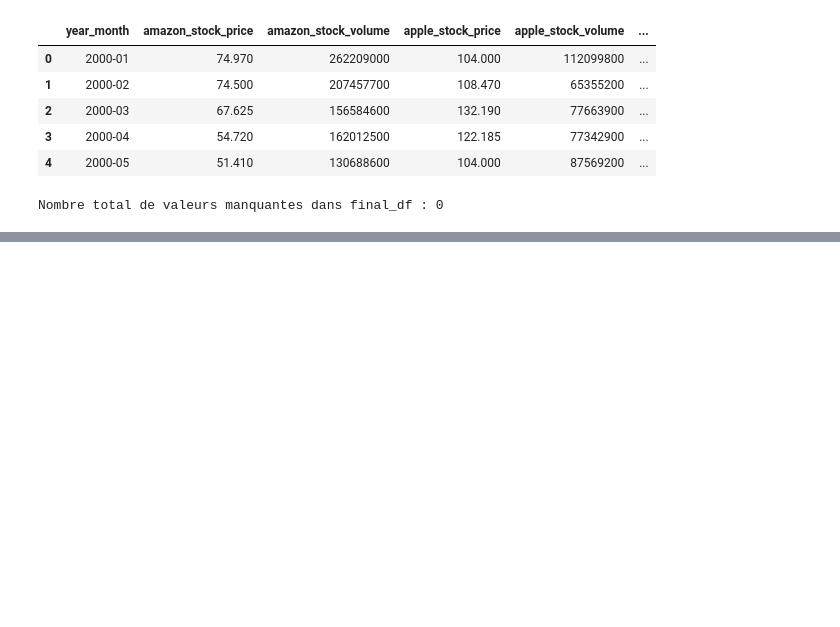
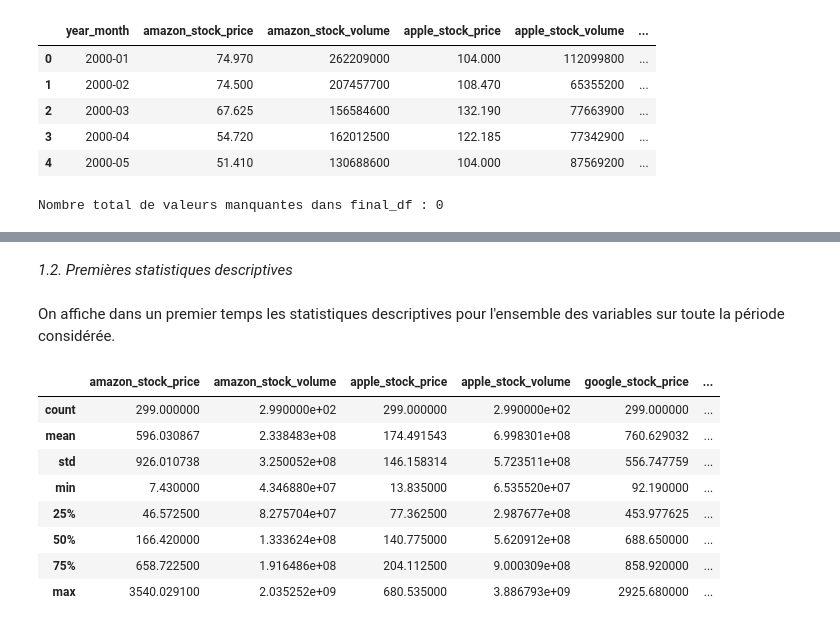
Before and after one commit to hafsaelibrahimi/projet_gold_refuge, a Jupyter notebook: dataset.ipynb, the cells around one changed output, grey strips where cells are left out. Drawn from its saved outputs; the diff is of its cells as text; code cells hidden in the pictures; blank space fills up the shorter version.

Commit message:
Travail préliminaire partie descriptive et structuration en parties

```diff
--- a/dataset.ipynb
+++ b/dataset.ipynb
@@ -276,0 +296,3 @@ Nombre total de valeurs manquantes dans final_df : 0
+# %%
+# Arrondir le prix des actions à 3 décimales lorsque nécessaire
+final_df = final_df.round({'amazon_stock_price': 3, 'google_stock_price': 3, 'meta_stock_price': 3})
@@ -276,0 +308,14 @@ Nombre total de valeurs manquantes dans final_df : 0
+# %%
+# Fonction pour convertir les colonnes spécifiées en entiers
+def convert_to_int(df, columns):
+    df[columns] = df[columns].astype(int)
+    return df
+# %%
+# On utilise alors la fonction avec la liste des colonnes à convertir suivante:
+columns_converted = ['google_stock_volume', 'ethereum_volume', 'bitcoin_volume', 's&p500_volume', 'meta_stock_volume']
+
+# Application de la fonction à final_df
+final_df = convert_to_int(final_df, columns_converted)
+
+# Afficher les premières lignes du df modifié
+final_df.head()
@@ -276,0 +329,16 @@ Nombre total de valeurs manquantes dans final_df : 0
+# %% [markdown]
+*1.2. Premières statistiques descriptives*
+# %% [markdown]
+On affiche dans un premier temps les statistiques descriptives pour l'ensemble des variables sur toute la période considérée.
+# %%
+final_df.describe()
+# %% [output]
+|  | amazon_stock_price | amazon_stock_volume | apple_stock_price | apple_stock_volume | google_stock_price | ... |
+| count | 299.000000 | 2.990000e+02 | 299.000000 | 2.990000e+02 | 299.000000 | ... |
+| mean | 596.030867 | 2.338483e+08 | 174.491543 | 6.998301e+08 | 760.629032 | ... |
+| std | 926.010738 | 3.250052e+08 | 146.158314 | 5.723511e+08 | 556.747759 | ... |
+| min | 7.430000 | 4.346880e+07 | 13.835000 | 6.535520e+07 | 92.190000 | ... |
+| 25% | 46.572500 | 8.275704e+07 | 77.362500 | 2.987677e+08 | 453.977625 | ... |
+| 50% | 166.420000 | 1.333624e+08 | 140.775000 | 5.620912e+08 | 688.650000 | ... |
+| 75% | 658.722500 | 1.916486e+08 | 204.112500 | 9.000309e+08 | 858.920000 | ... |
+| max | 3540.029100 | 2.035252e+09 | 680.535000 | 3.886793e+09 | 2925.680000 | ... |
```
Also changed, not shown: parts of 20 cells of this notebook.
